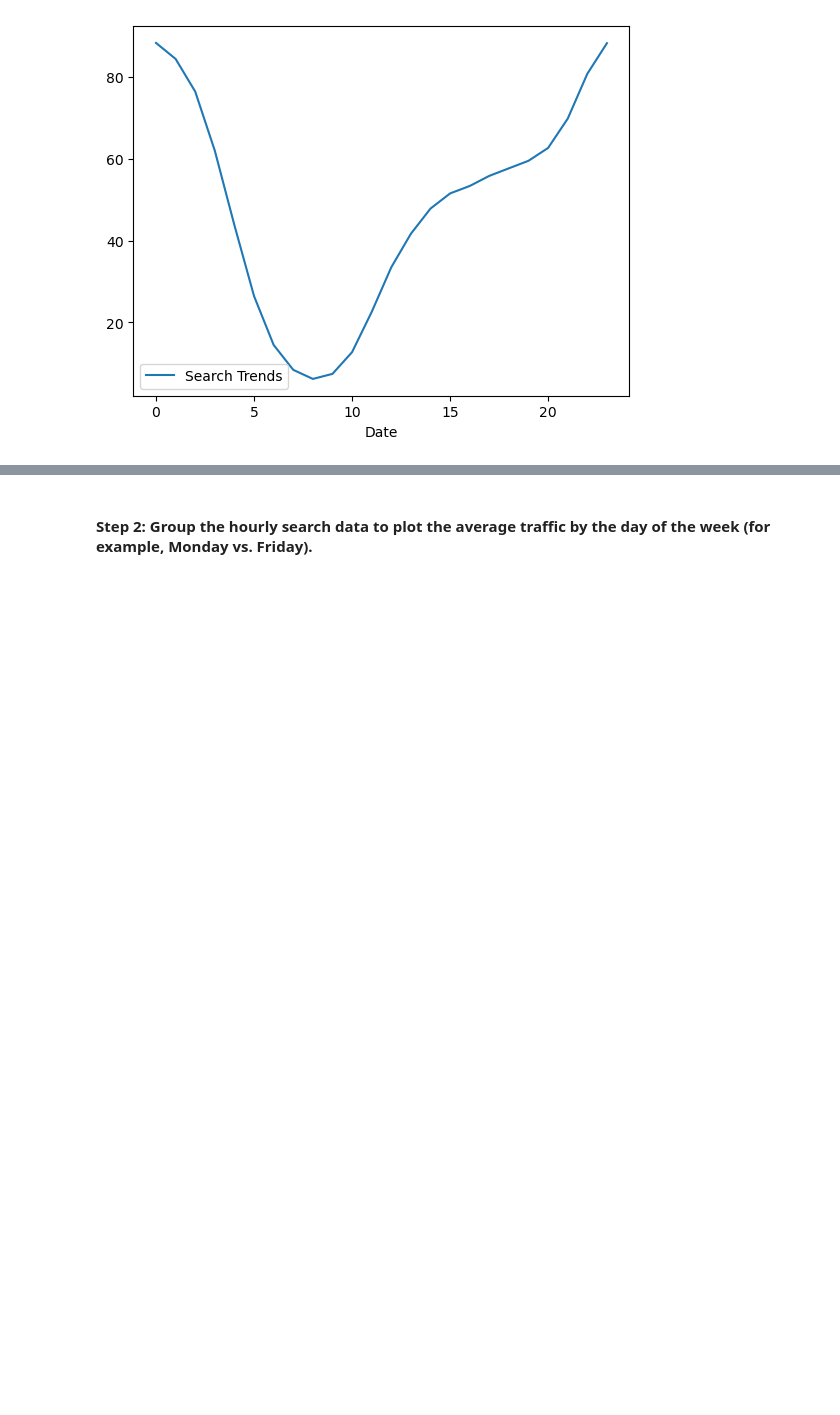
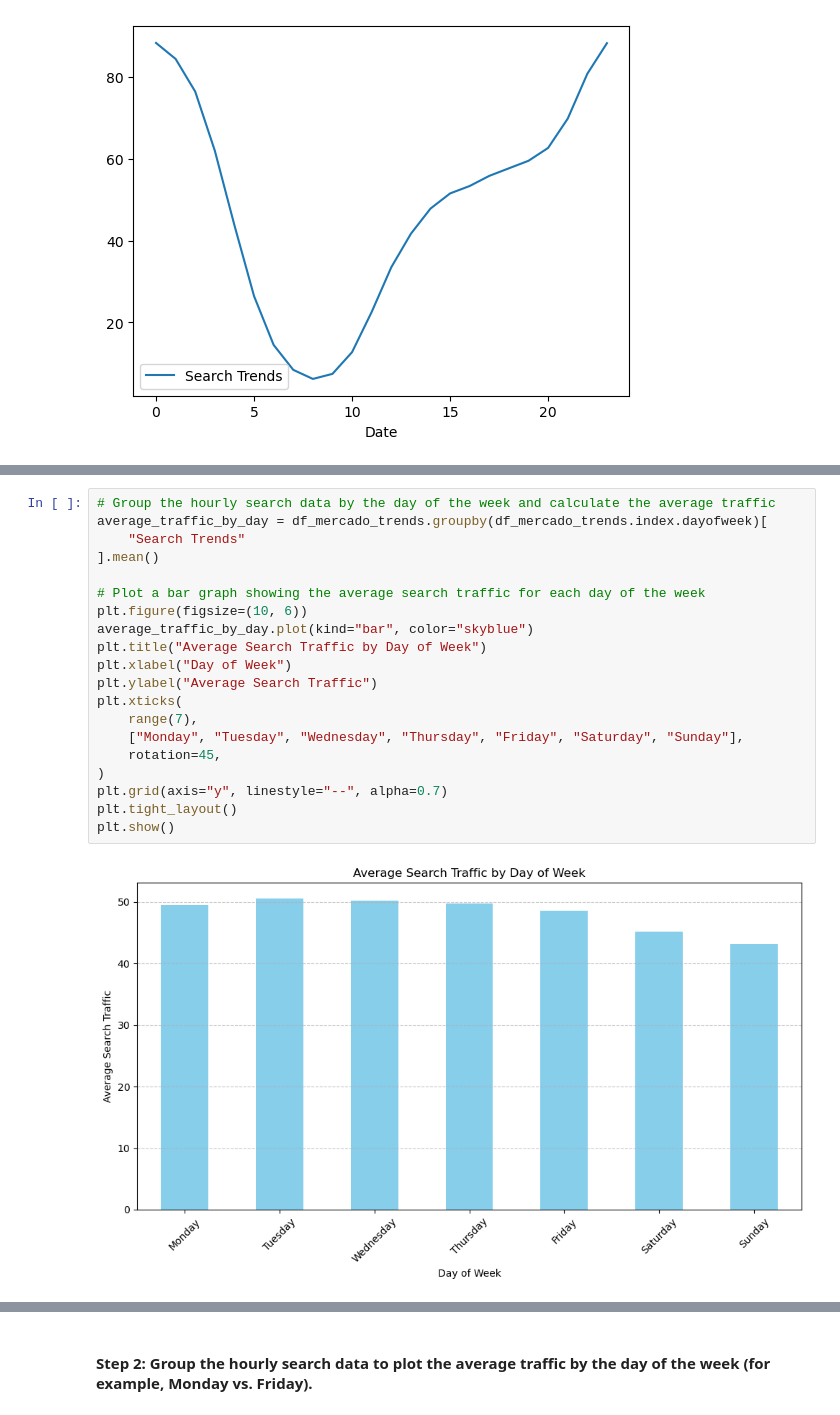
Before and after one commit to silas-ph/prophet-challenge, a Jupyter notebook: forecasting_net_prophet.ipynb, the cells around one changed output, grey strips where cells are left out. Saved outputs shown, nothing was run; the diff lists cells and outputs as text; blank space fills up the shorter version.

```diff
--- a/forecasting_net_prophet.ipynb
+++ b/forecasting_net_prophet.ipynb
@@ -313,0 +359,22 @@ To that end, you want to mine the search traffic data for predictable seasonal p
+# %%
+# Group the hourly search data by the day of the week and calculate the average traffic
+average_traffic_by_day = df_mercado_trends.groupby(df_mercado_trends.index.dayofweek)[
+    "Search Trends"
+].mean()
+
+# Plot a bar graph showing the average search traffic for each day of the week
+plt.figure(figsize=(10, 6))
+average_traffic_by_day.plot(kind="bar", color="skyblue")
+plt.title("Average Search Traffic by Day of Week")
+plt.xlabel("Day of Week")
+plt.ylabel("Average Search Traffic")
+plt.xticks(
+    range(7),
+    ["Monday", "Tuesday", "Wednesday", "Thursday", "Friday", "Saturday", "Sunday"],
+    rotation=45,
+)
+plt.grid(axis="y", linestyle="--", alpha=0.7)
+plt.tight_layout()
+plt.show()
+# %% [output]
+[figure, added]
```
Also changed, not shown: parts of 10 cells of this notebook.
